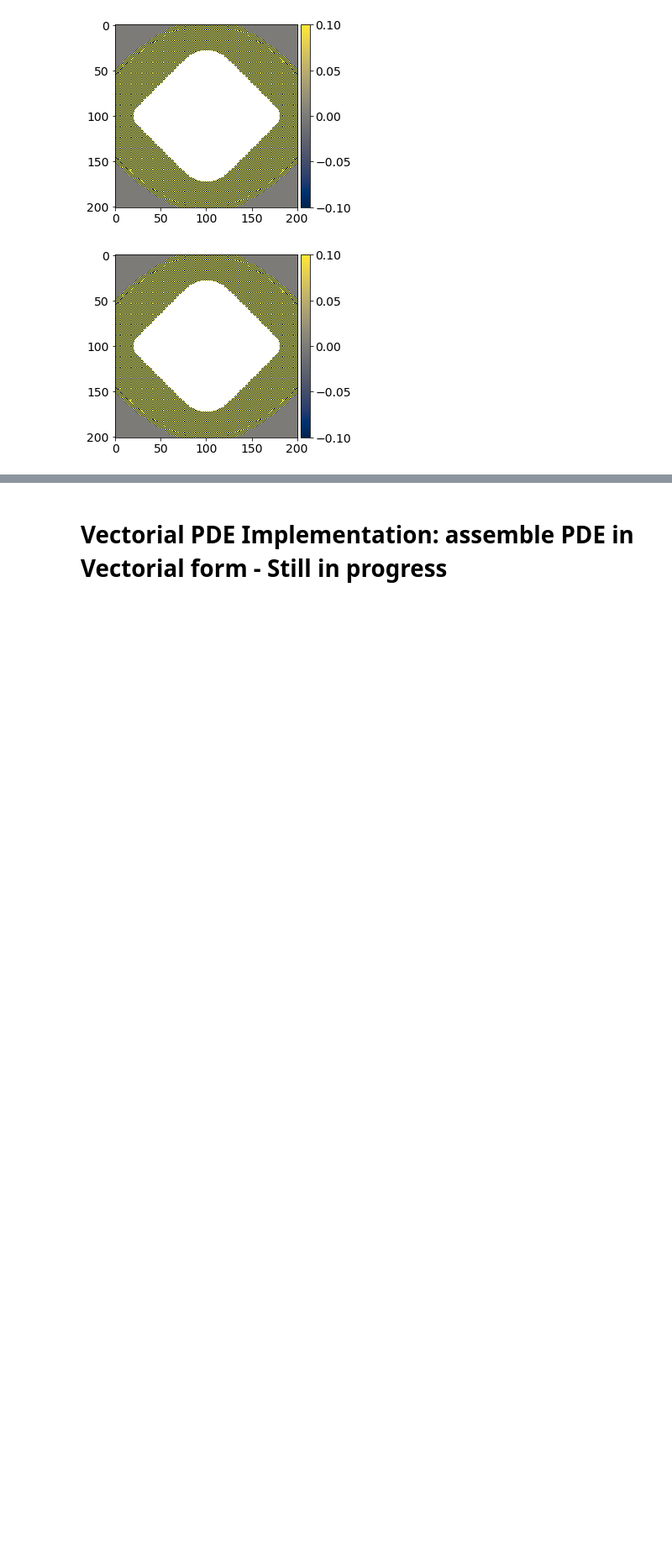
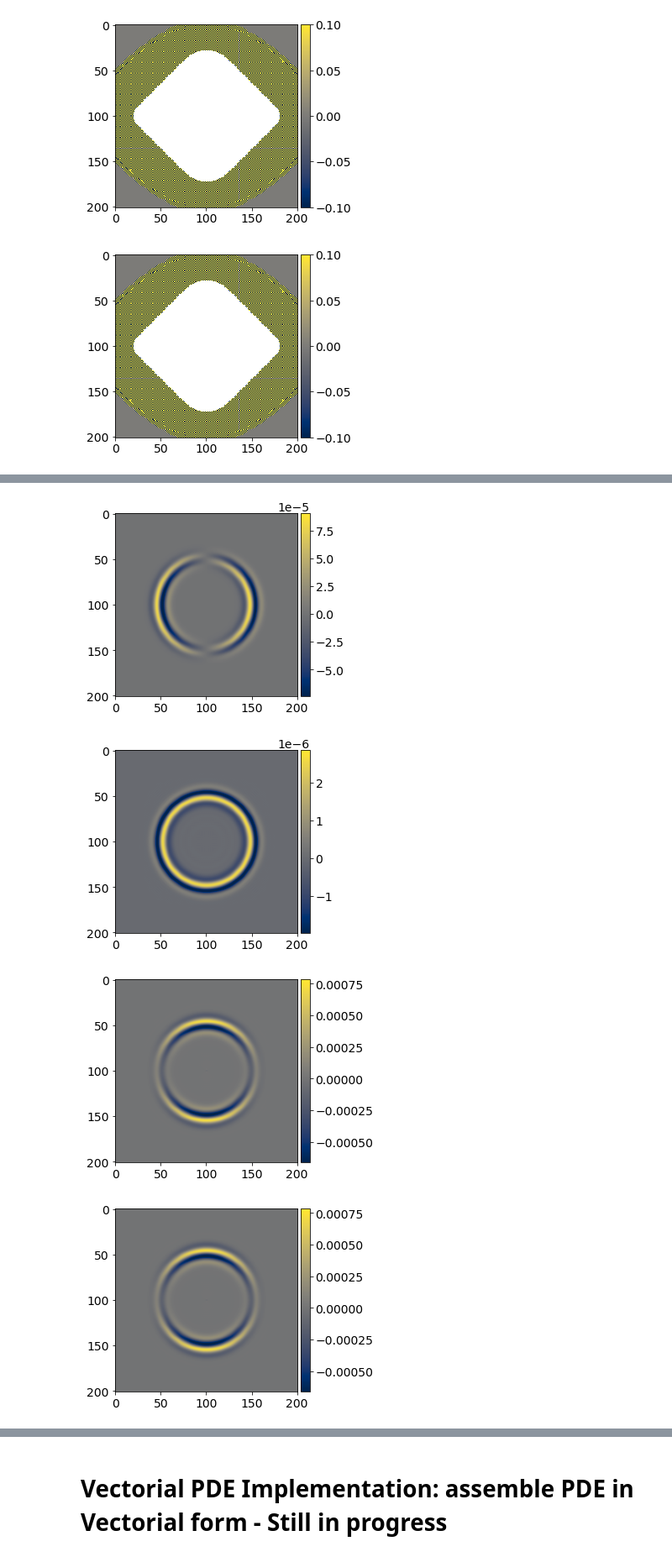
Before and after one commit to ckhimji/devito, a Jupyter notebook: examples/seismic/tutorials/12_elastic-vti.ipynb, the cells around one changed output, grey strips where cells are left out. Shown at 84% size. Cells and saved outputs as stored; diff of their text form; code cells hidden in the pictures; blank space fills up the shorter version.

```diff
--- a/examples/seismic/tutorials/12_elastic-vti.ipynb
+++ b/examples/seismic/tutorials/12_elastic-vti.ipynb
@@ -341,0 +437,19 @@ $C_{ISO} = \begin{bmatrix}c_{11} & c_{11} - 2c_{66} & c_{13} & 0 & 0 & 0 \\ c_{1
+# %%
+#NBVAL_SKIP
+##Plots seem inaccurate, code currently being debugged
+# Mid-points:
+mid_x = int(0.5*(v[0].data.shape[1]-1))+1
+mid_y = int(0.5*(v[0].data.shape[2]-1))+1
+
+# Plot some selected results:
+
+plot_image(v[0].data[1, :, mid_y, :], cmap="cividis")
+plot_image(v[0].data[1, mid_x, :, :], cmap="cividis")
+
+plot_image(tau[2, 2].data[1, :, mid_y, :], cmap="cividis")
+plot_image(tau[2, 2].data[1, mid_x, :, :], cmap="cividis")
+# %% [output]
+[figure, added]
+[figure, added]
+[figure, added]
+[figure, added]
```
Also changed, not shown: parts of 14 cells of this notebook.
